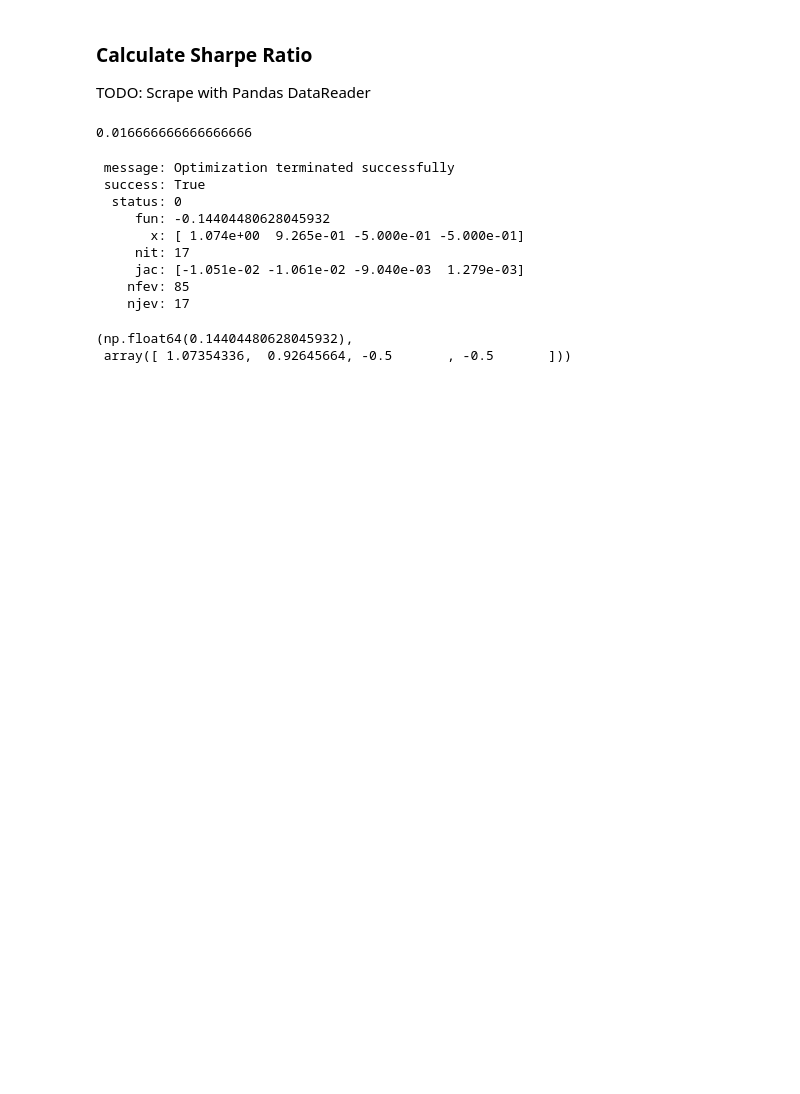
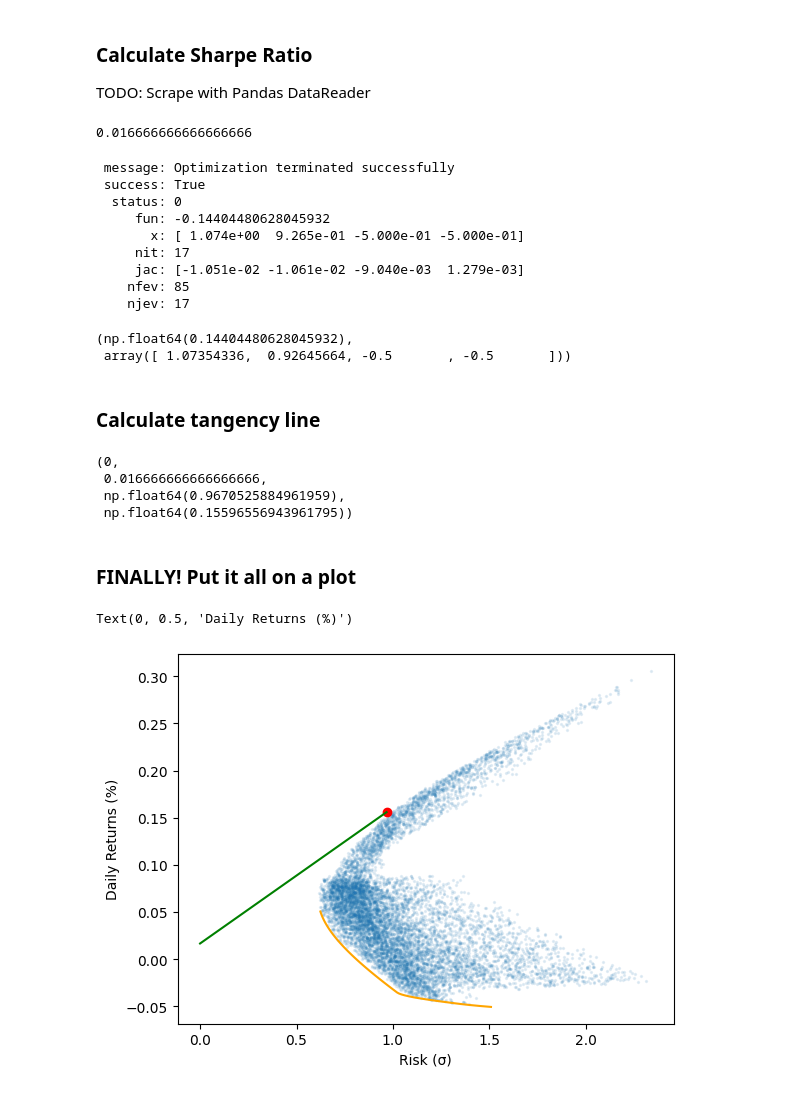
Before and after one commit to akey7/fuzzy-system-research, a Jupyter notebook: efficient_frontier_v2.ipynb, the cells around one changed output. Cells and saved outputs as stored; diff of their text form; code cells hidden in the pictures; blank space fills up the shorter version.

Commit message:
Issue #42
Finally, a plot! But the efficient frontier is on the wrong side....

```diff
--- a/efficient_frontier_v2.ipynb
+++ b/efficient_frontier_v2.ipynb
@@ -302,3 +302,29 @@ best_sharpe_ratio, best_weights
 # %% [output]
 (np.float64(0.14404480628045932),
  array([ 1.07354336,  0.92645664, -0.5       , -0.5       ]))
+# %% [markdown]
+### Calculate tangency line
+# %%
+x1 = 0
+y1 = risk_free_rate_pct
+x2 = opt_risk
+y2 = opt_return
+x1, y1, x2, y2
+# %% [output]
+(0,
+ 0.016666666666666666,
+ np.float64(0.9670525884961959),
+ np.float64(0.15596556943961795))
+# %% [markdown]
+### FINALLY! Put it all on a plot
+# %%
+fig, ax = plt.subplots(nrows=1, ncols=1)
+ax.scatter(simulated_risks, simulated_returns, alpha=0.1, s=2)
+ax.plot(optimized_risks, target_returns, c="orange")
+ax.scatter([opt_risk], [opt_return], c="red")
+ax.plot([x1, x2], [y1, y2], c="green")
+ax.set_xlabel("Risk (σ)")
+ax.set_ylabel("Daily Returns (%)")
+# %% [output]
+Text(0, 0.5, 'Daily Returns (%)')
+[figure, added]
```
